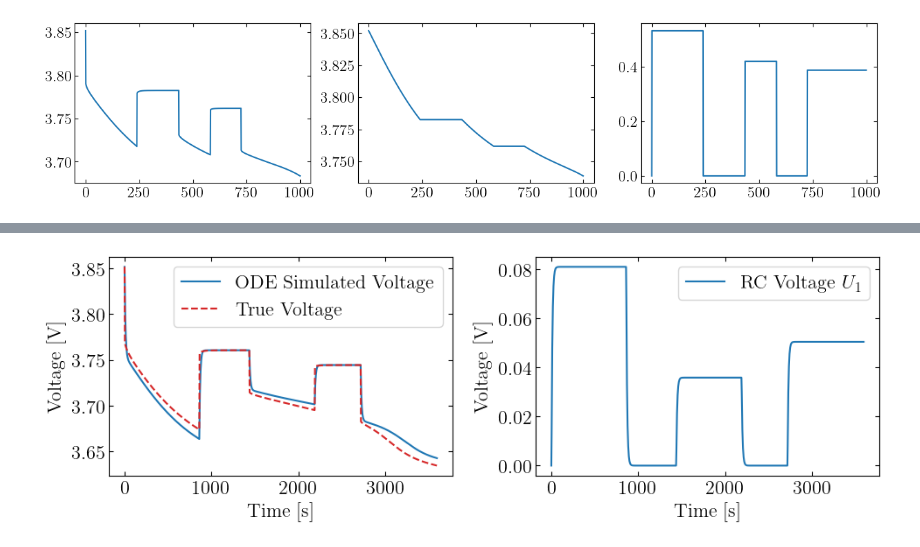
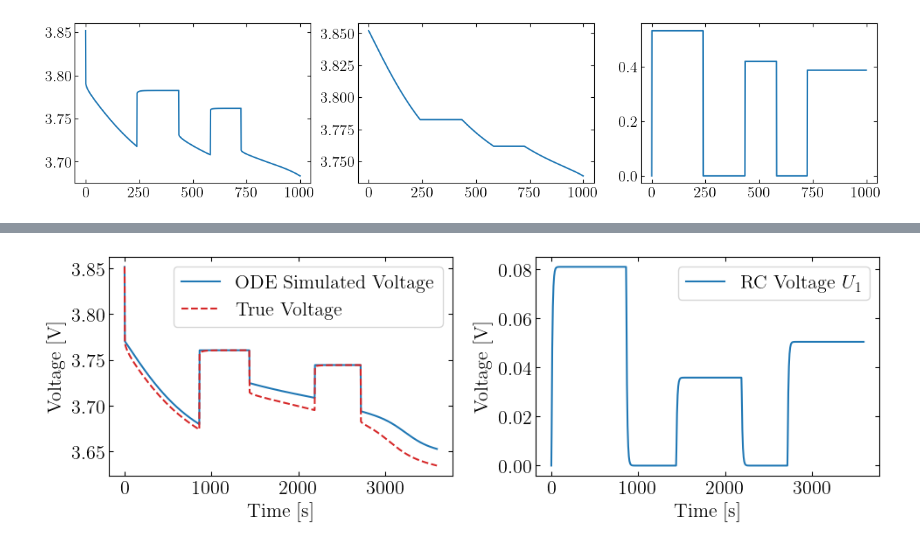
Before and after one commit to j-haralds/MSc_thesis, a Jupyter notebook: program/3_PHNN_ECM/5_JN_PHNN.ipynb, the cells around one changed output, grey strips where cells are left out. Saved outputs shown, nothing was run; the diff lists cells and outputs as text; code cells hidden in the pictures.

```diff
--- a/program/3_PHNN_ECM/5_JN_PHNN.ipynb
+++ b/program/3_PHNN_ECM/5_JN_PHNN.ipynb
@@ -466,7 +466,7 @@ R0: 0.1013062894, R1: 0.028, C1 (final): 100.098, C1 (model): 100.098
 import scipy
 
 params = dict(
-    R0 = 0.02,   # Ohm
+    R0 = 0.1,   # Ohm
     R1 = 0.1,     # Ohm
     C1 = 100,    # F
     Q  = 2400,    # Capacity in As (e.g. 1Ah = 3600 As)
@@ -486,32 +486,33 @@ def simulate_ode(t, i_profile, ocv, p=params):
     ocv        : 1-D open circuit voltage array, same length as t
     """
     def current(t_scalar):
         return np.interp(t_scalar, t, i_profile)
 
     def dU1(u, t_s):               # RC voltage ODE
         return -u / (p['R1'] * p['C1']) + current(t_s) / p['C1']
 
     def dSOC(z, t_s):              # SOC ODE
         return -current(t_s) / p['Q']
 
     U1  = scipy.integrate.odeint(dU1,  0.0, t, args=()).flatten()
     soc = scipy.integrate.odeint(dSOC, 1.0, t, args=()).flatten()
 
-    V   = ocv - i_profile * p['R0'] - U1
+    V   = ocv - i_profile * p['R0']# - U1
     return V, soc, U1
 
+t_true = np.arange(mask_test_batch.shape[1]) * DT
 V, soc, U1 = simulate_ode(t_true, I_phys[0, :].numpy(), ocv_test[idx])
 
 fig, axes = plt.subplots(1, 2, figsize=(10, 3.5))
 axes[0].plot(t_true, V, color='tab:blue', label='ODE Simulated Voltage')
 axes[0].plot(t_true, V_true, color='tab:red', linestyle='--', label='True Voltage')
 axes[0].set_xlabel('Time [s]')
 axes[0].set_ylabel('Voltage [V]')
 axes[0].legend()
 axes[1].plot(t_true, U1, color='tab:blue', label=r'RC Voltage $U_1$')
 axes[1].set_xlabel('Time [s]')
 axes[1].set_ylabel('Voltage [V]')
 axes[1].legend()
 plt.tight_layout()
 # %% [output]
-[figure, old version]
+[figure, new version]
```
Also changed, not shown: parts of 3 cells of this notebook, 1 other file.
